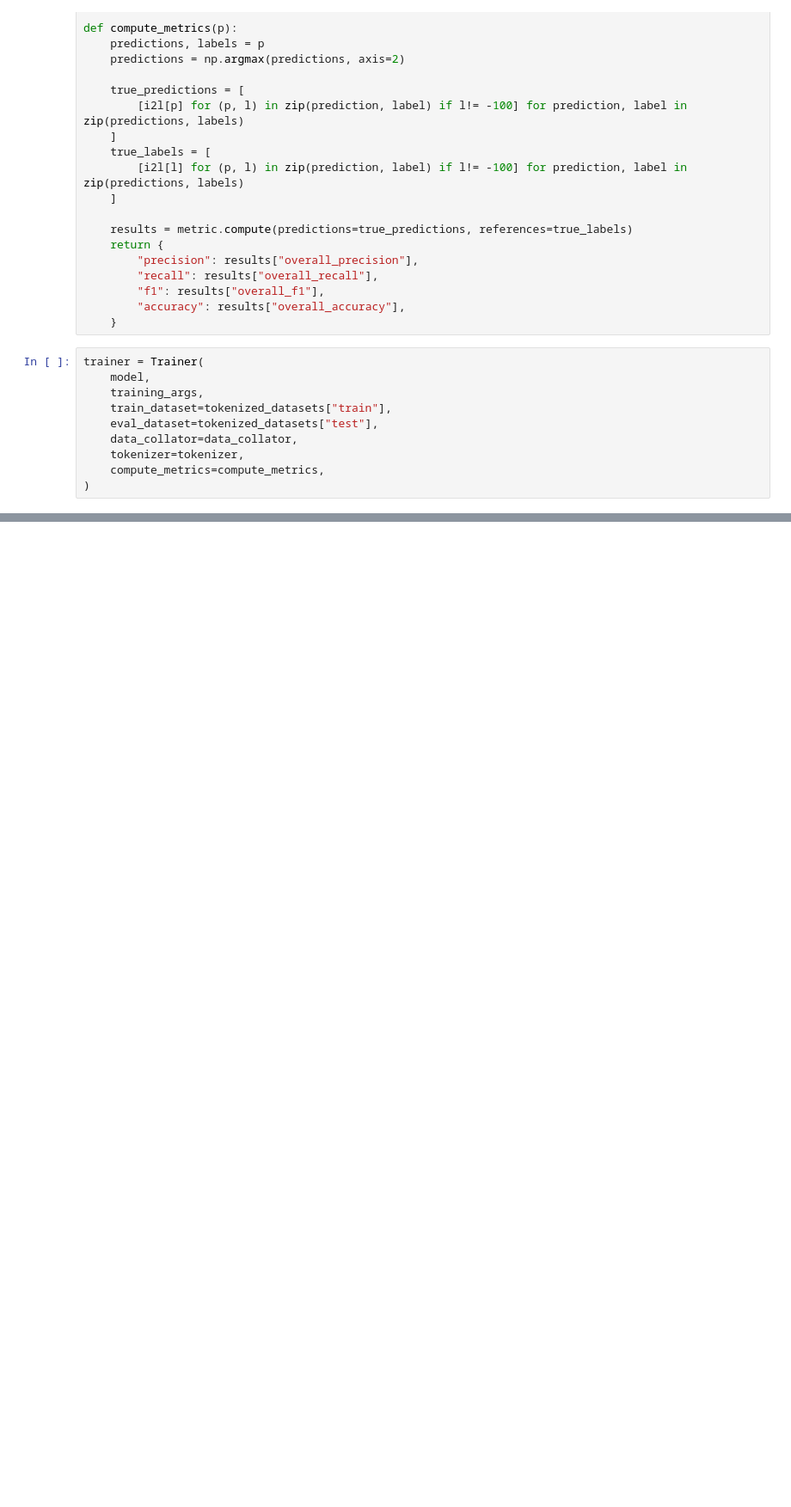
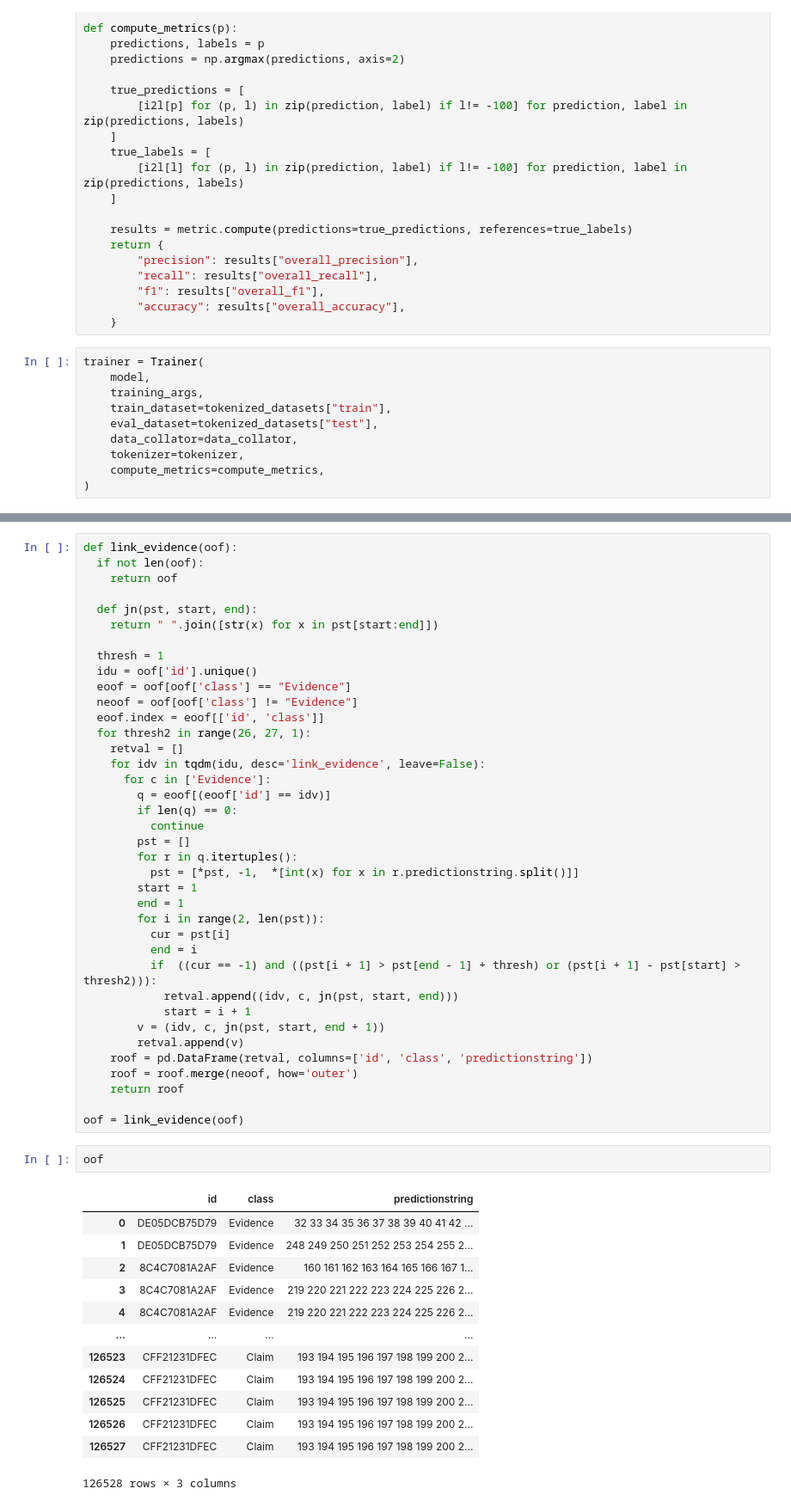
Before and after one commit to donggunseo/SCI-Kaggle, a Jupyter notebook: sdg_feedback_hf.ipynb, the cells around one changed output, grey strips where cells are left out. Shown at 86% size. Drawn from its saved outputs; the diff is of its cells as text; blank space fills up the shorter version.

```diff
--- a/sdg_feedback_hf.ipynb
+++ b/sdg_feedback_hf.ipynb
@@ -316,0 +441,54 @@ torch.cuda.empty_cache()
+# %%
+def link_evidence(oof):
+  if not len(oof):
+    return oof
+
+  def jn(pst, start, end):
+    return " ".join([str(x) for x in pst[start:end]])
+
+  thresh = 1
+  idu = oof['id'].unique()
+  eoof = oof[oof['class'] == "Evidence"]
+  neoof = oof[oof['class'] != "Evidence"]
+  eoof.index = eoof[['id', 'class']]
+  for thresh2 in range(26, 27, 1):
+    retval = []
+    for idv in tqdm(idu, desc='link_evidence', leave=False):
+      for c in ['Evidence']:
+        q = eoof[(eoof['id'] == idv)]
+        if len(q) == 0:
+          continue
+        pst = []
+        for r in q.itertuples():
+          pst = [*pst, -1,  *[int(x) for x in r.predictionstring.split()]]
+        start = 1
+        end = 1
+        for i in range(2, len(pst)):
+          cur = pst[i]
+          end = i
+          if  ((cur == -1) and ((pst[i + 1] > pst[end - 1] + thresh) or (pst[i + 1] - pst[start] > thresh2))):
+            retval.append((idv, c, jn(pst, start, end)))
+            start = i + 1
+        v = (idv, c, jn(pst, start, end + 1))
+        retval.append(v)
+    roof = pd.DataFrame(retval, columns=['id', 'class', 'predictionstring'])
+    roof = roof.merge(neoof, how='outer')
+    return roof
+
+oof = link_evidence(oof)
+# %%
+oof
+# %% [output]
+|  | id | class | predictionstring |
+| 0 | DE05DCB75D79 | Evidence | 32 33 34 35 36 37 38 39 40 41 42 ... |
+| 1 | DE05DCB75D79 | Evidence | 248 249 250 251 252 253 254 255 2... |
+| 2 | 8C4C7081A2AF | Evidence | 160 161 162 163 164 165 166 167 1... |
+| 3 | 8C4C7081A2AF | Evidence | 219 220 221 222 223 224 225 226 2... |
+| 4 | 8C4C7081A2AF | Evidence | 219 220 221 222 223 224 225 226 2... |
+| ... | ... | ... | ... |
+| 126523 | CFF21231DFEC | Claim | 193 194 195 196 197 198 199 200 2... |
+| 126524 | CFF21231DFEC | Claim | 193 194 195 196 197 198 199 200 2... |
+| 126525 | CFF21231DFEC | Claim | 193 194 195 196 197 198 199 200 2... |
+| 126526 | CFF21231DFEC | Claim | 193 194 195 196 197 198 199 200 2... |
+| 126527 | CFF21231DFEC | Claim | 193 194 195 196 197 198 199 200 2... |
+126528 rows × 3 columns
```
Also changed, not shown: parts of 17 cells of this notebook, 3 other files.
